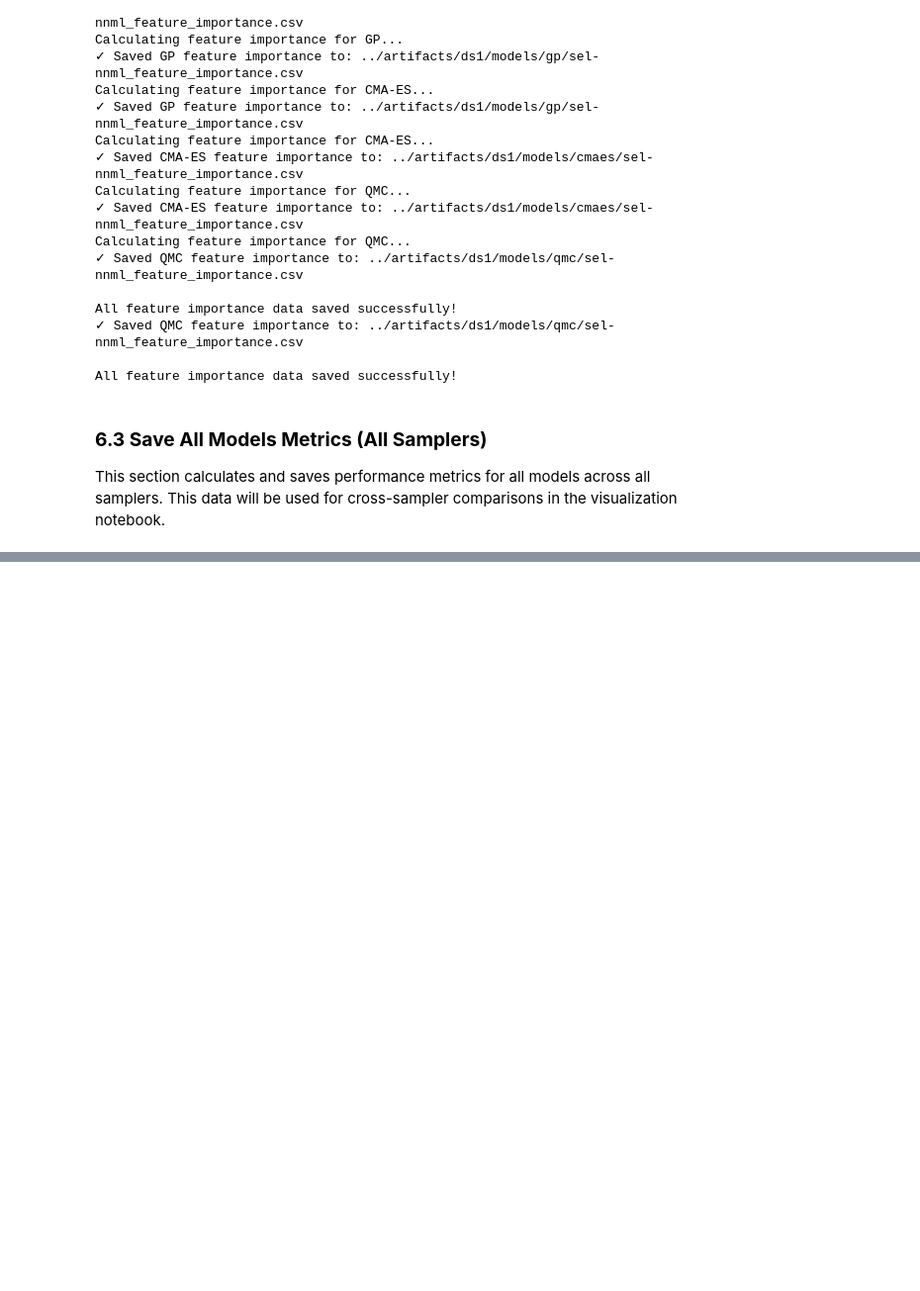
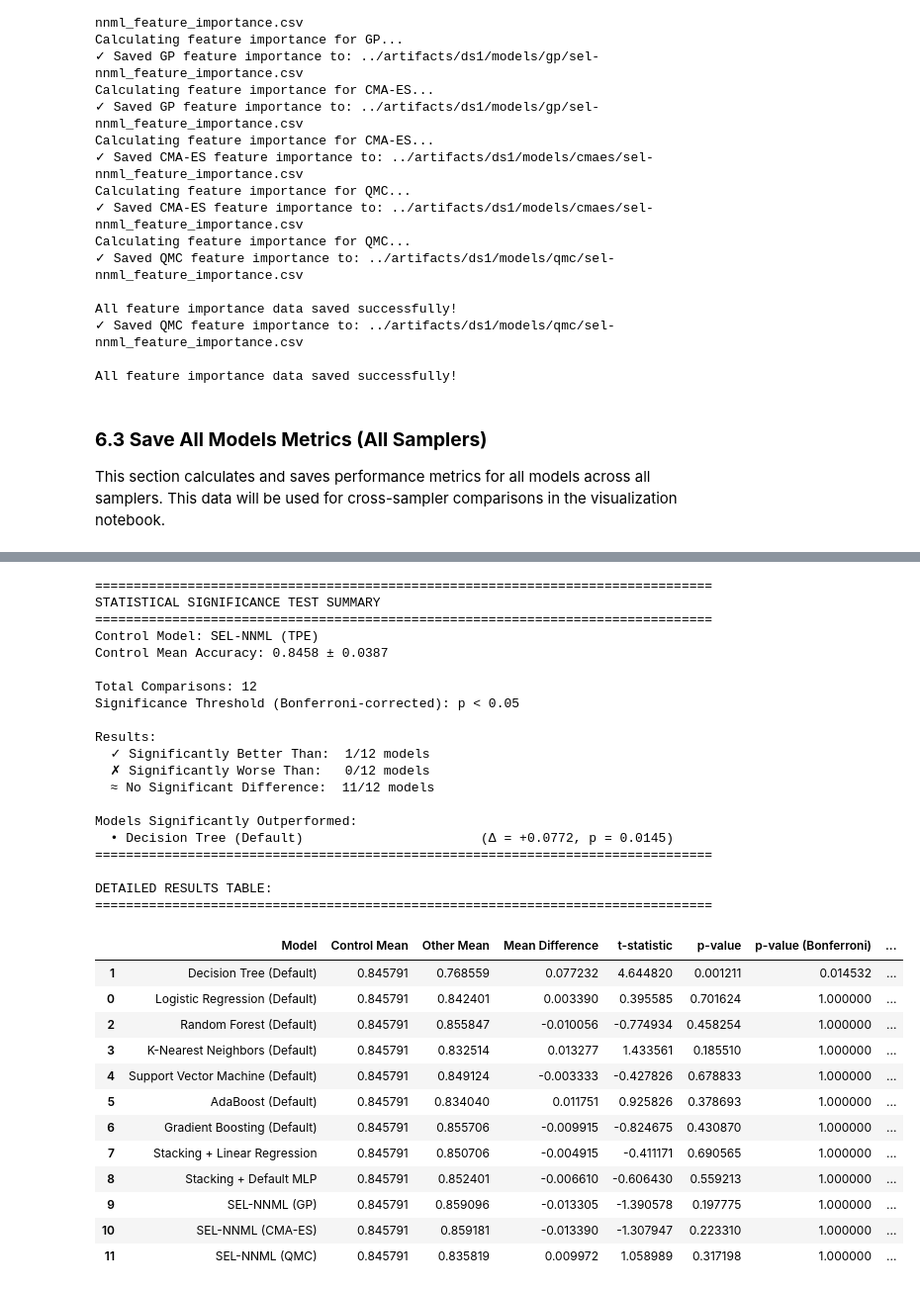
Before and after one commit to azhar-anas/sel-nnml-heart-disease-prediction, a Jupyter notebook: notebooks/2.1_ds1_sel-nnml_tunin-training.ipynb, the cells around one changed output, grey strips where cells are left out. Shown: that part at 99% size. Drawn from its saved outputs; the diff is of its cells as text; code cells hidden in the pictures; blank space fills up the shorter version.

Commit message:
Add statistical testing

```diff
--- a/notebooks/2.1_ds1_sel-nnml_tunin-training.ipynb
+++ b/notebooks/2.1_ds1_sel-nnml_tunin-training.ipynb
@@ -27,7 +27,7 @@ DATASET_PATH = '../datasets/processed/ds1_kaggle_heart_clean.csv'
 TARGET_COLUMN = 'HeartDisease'
 
 # Training configuration
-SKIP_TRAINING = False  # Set to True to load pre-existing models instead of training
+SKIP_TRAINING = True  # Set to True to load pre-existing models instead of training
 
 print('Global configuration loaded successfully!')
 print(f'Random State: {RANDOM_STATE}')
@@ -2117,0 +1586,77 @@ SUMMARY: Top 5 Models by Accuracy
+# %%
+# Summary statistics
+sig_count = results_df['Significant (α=0.05)'].sum()
+better_count = (results_df['Mean Difference'] > 0).sum()
+worse_count = (results_df['Mean Difference'] < 0).sum()
+
+sig_better = results_df[(results_df['Significant (α=0.05)']) & (results_df['Mean Difference'] > 0)]
+sig_worse = results_df[(results_df['Significant (α=0.05)']) & (results_df['Mean Difference'] < 0)]
+
+print()
+print("="*80)
+print("STATISTICAL SIGNIFICANCE TEST SUMMARY")
+print("="*80)
+print(f"Control Model: {CONTROL_MODEL}")
+print(f"Control Mean Accuracy: {control_scores.mean():.4f} ± {control_scores.std(ddof=1):.4f}")
+print()
+print(f"Total Comparisons: {n_comparisons}")
+print(f"Significance Threshold (Bonferroni-corrected): p < {ALPHA}")
+print()
+print("Results:")
+print(f"  ✓ Significantly Better Than:  {len(sig_better)}/{n_comparisons} models")
+print(f"  ✗ Significantly Worse Than:   {len(sig_worse)}/{n_comparisons} models")
+print(f"  ≈ No Significant Difference:  {n_comparisons - sig_count}/{n_comparisons} models")
+print()
+
+if len(sig_better) > 0:
+    print("Models Significantly Outperformed:")
+    for _, row in sig_better.iterrows():
+        print(f"  • {row['Model']:<45} (Δ = +{row['Mean Difference']:.4f}, p = {row['p-value (Bonferroni)']:.4f})")
+
+if len(sig_worse) > 0:
+    print()
+    print("Models That Significantly Outperformed Control:")
+    for _, row in sig_worse.iterrows():
+        print(f"  • {row['Model']:<45} (Δ = {row['Mean Difference']:.4f}, p = {row['p-value (Bonferroni)']:.4f})")
+
+print("="*80)
+print()
+
+# Display full results table
+print("DETAILED RESULTS TABLE:")
+print("="*80)
+display(results_df)
+# %% [output]
+================================================================================
+STATISTICAL SIGNIFICANCE TEST SUMMARY
+================================================================================
+Control Model: SEL-NNML (TPE)
+Control Mean Accuracy: 0.8458 ± 0.0387
+
+Total Comparisons: 12
+Significance Threshold (Bonferroni-corrected): p < 0.05
+
+Results:
+  ✓ Significantly Better Than:  1/12 models
+  ✗ Significantly Worse Than:   0/12 models
+  ≈ No Significant Difference:  11/12 models
+
+Models Significantly Outperformed:
+  • Decision Tree (Default)                       (Δ = +0.0772, p = 0.0145)
+================================================================================
+
+DETAILED RESULTS TABLE:
+================================================================================
+|  | Model | Control Mean | Other Mean | Mean Difference | t-statistic | p-value | p-value (Bonferroni) | ... |
+| 1 | Decision Tree (Default) | 0.845791 | 0.768559 | 0.077232 | 4.644820 | 0.001211 | 0.014532 | ... |
+| 0 | Logistic Regression (Default) | 0.845791 | 0.842401 | 0.003390 | 0.395585 | 0.701624 | 1.000000 | ... |
+| 2 | Random Forest (Default) | 0.845791 | 0.855847 | -0.010056 | -0.774934 | 0.458254 | 1.000000 | ... |
+| 3 | K-Nearest Neighbors (Default) | 0.845791 | 0.832514 | 0.013277 | 1.433561 | 0.185510 | 1.000000 | ... |
+| 4 | Support Vector Machine (Default) | 0.845791 | 0.849124 | -0.003333 | -0.427826 | 0.678833 | 1.000000 | ... |
+| 5 | AdaBoost (Default) | 0.845791 | 0.834040 | 0.011751 | 0.925826 | 0.378693 | 1.000000 | ... |
+| 6 | Gradient Boosting (Default) | 0.845791 | 0.855706 | -0.009915 | -0.824675 | 0.430870 | 1.000000 | ... |
+| 7 | Stacking + Linear Regression | 0.845791 | 0.850706 | -0.004915 | -0.411171 | 0.690565 | 1.000000 | ... |
+| 8 | Stacking + Default MLP | 0.845791 | 0.852401 | -0.006610 | -0.606430 | 0.559213 | 1.000000 | ... |
+| 9 | SEL-NNML (GP) | 0.845791 | 0.859096 | -0.013305 | -1.390578 | 0.197775 | 1.000000 | ... |
+| 10 | SEL-NNML (CMA-ES) | 0.845791 | 0.859181 | -0.013390 | -1.307947 | 0.223310 | 1.000000 | ... |
+| 11 | SEL-NNML (QMC) | 0.845791 | 0.835819 | 0.009972 | 1.058989 | 0.317198 | 1.000000 | ... |
```
Also changed, not shown: parts of 42 cells of this notebook, 6 other files.
